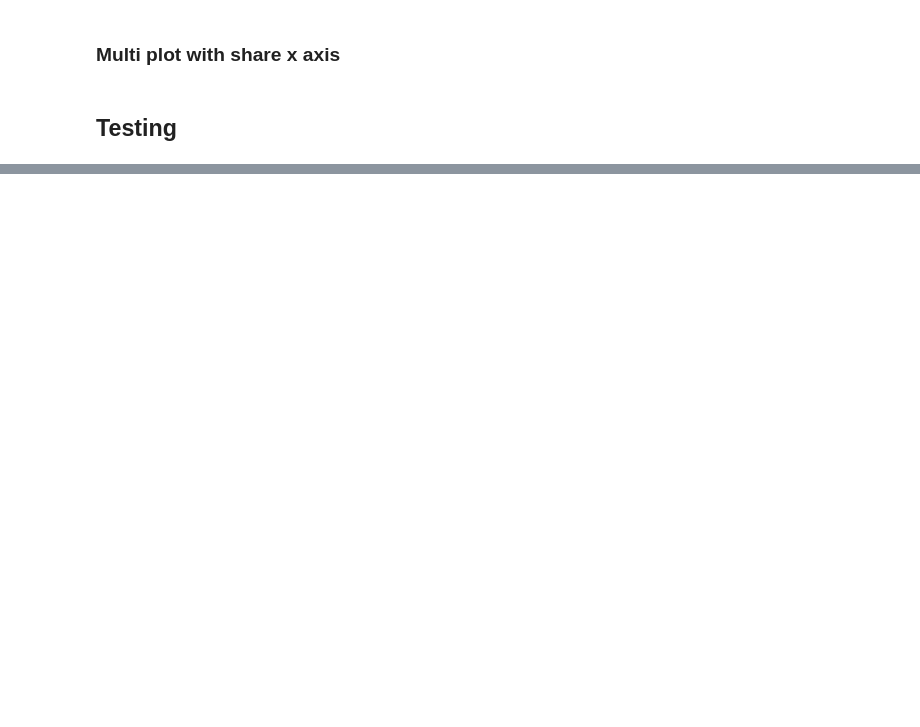
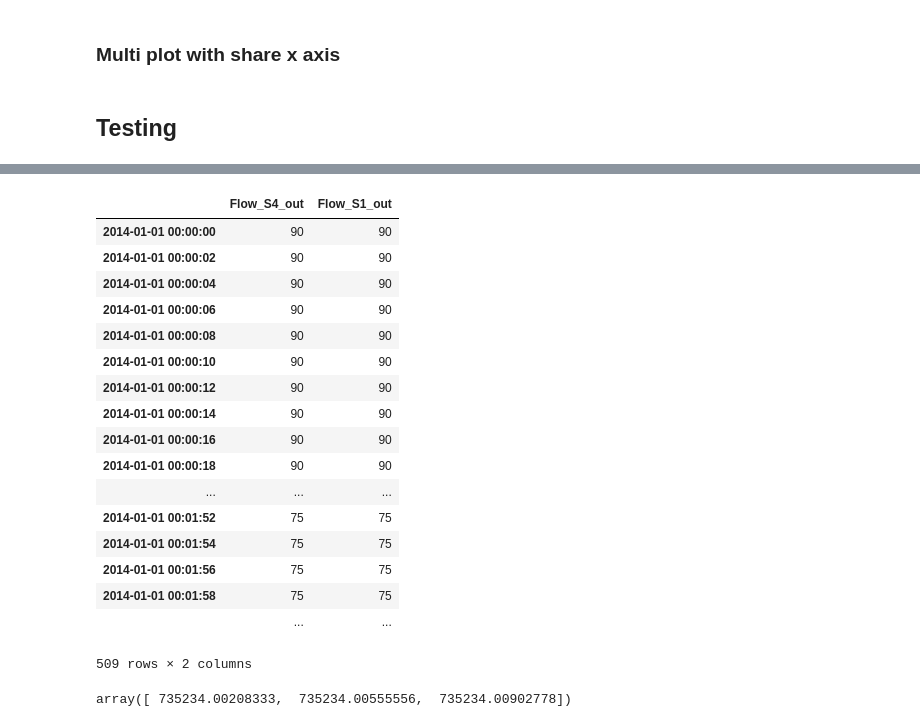
Before and after one commit to Pampipampupampa/Cours-Python, a Jupyter notebook: Work/Notebooks/csv_Reader.ipynb, the cells around one changed output, grey strips where cells are left out. Drawn from its saved outputs; the diff is of its cells as text; code cells hidden in the pictures; blank space fills up the shorter version.

```diff
--- a/Work/Notebooks/csv_Reader.ipynb
+++ b/Work/Notebooks/csv_Reader.ipynb
@@ -587,0 +538,26 @@ array([ 735234.00208333,  735234.00555556,  735234.00902778])
+# %%
+pump_algo[['Flow_S4_out', 'Flow_S1_out']]
+# %% [output]
+|  | Flow_S4_out | Flow_S1_out |
+| 2014-01-01 00:00:00 | 90 | 90 |
+| 2014-01-01 00:00:02 | 90 | 90 |
+| 2014-01-01 00:00:04 | 90 | 90 |
+| 2014-01-01 00:00:06 | 90 | 90 |
+| 2014-01-01 00:00:08 | 90 | 90 |
+| 2014-01-01 00:00:10 | 90 | 90 |
+| 2014-01-01 00:00:12 | 90 | 90 |
+| 2014-01-01 00:00:14 | 90 | 90 |
+| 2014-01-01 00:00:16 | 90 | 90 |
+| 2014-01-01 00:00:18 | 90 | 90 |
+| ... | ... | ... |
+| 2014-01-01 00:01:52 | 75 | 75 |
+| 2014-01-01 00:01:54 | 75 | 75 |
+| 2014-01-01 00:01:56 | 75 | 75 |
+| 2014-01-01 00:01:58 | 75 | 75 |
+|  | ... | ... |
+509 rows × 2 columns
+# %%
+# Recup xticks values
+ax11.get_xticks()
+# %% [output]
+array([ 735234.00208333,  735234.00555556,  735234.00902778])
```
Also changed, not shown: parts of 54 cells of this notebook, 1 other file.
